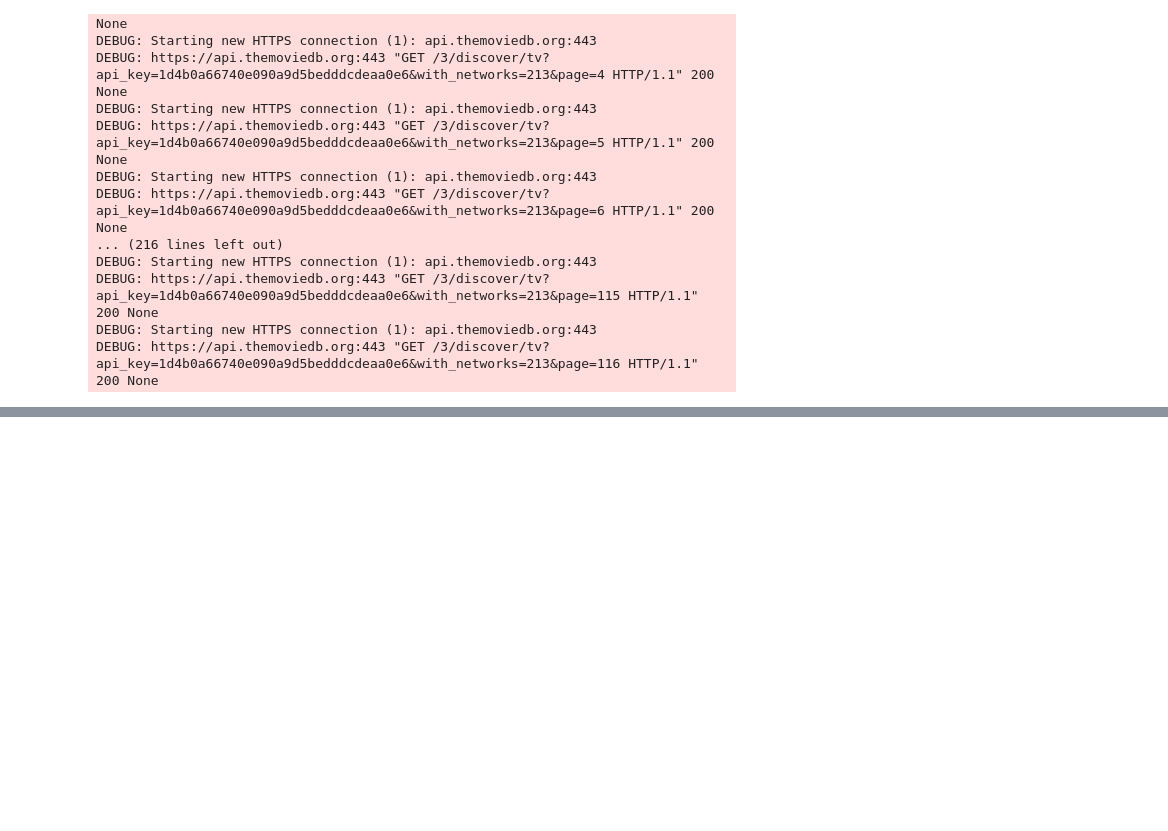
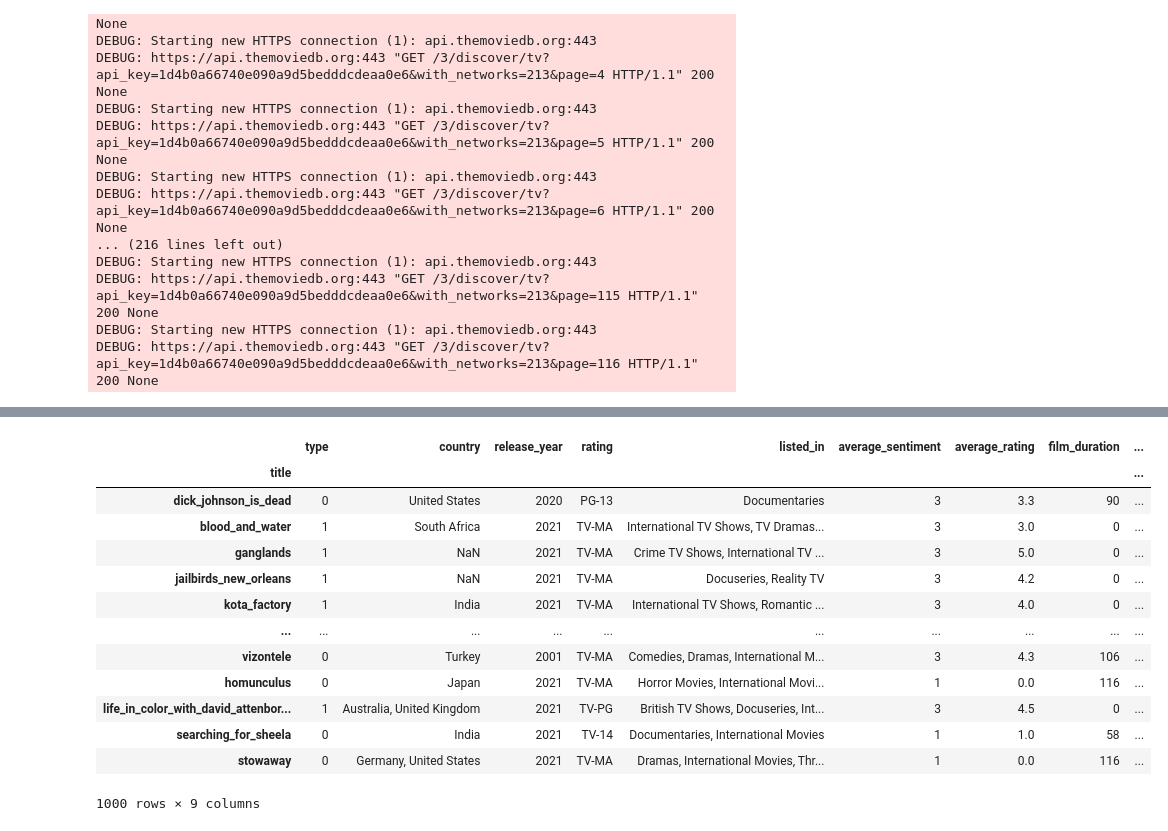
Before and after one commit to Tijnwy/DataIII, a Jupyter notebook: Data project.ipynb, the cells around one changed output, grey strips where cells are left out. Saved outputs shown, nothing was run; the diff lists cells and outputs as text; code cells hidden in the pictures; blank space fills up the shorter version.

Commit message:
opschonen dataset plus features scrapping
Alleen nog uitleg en API features toevoegen :}

```diff
--- a/Data project.ipynb
+++ b/Data project.ipynb
@@ -312,0 +536,21 @@ Tot slot worden de reviews en sterren overzichtelijk geprint. Dit maakt het makk
+# %%
+#ratings van reviews in netflix k zetten 0 bij N/A
+all_reviews_ratings = {}
+for title, data in all_reviews.items():
+    ratings = data["ratings"]
+    average_rating = np.mean([rating for rating in ratings if rating != "N/A"])
+    all_reviews_ratings[title] = average_rating
+
+# Output de average rating voor elke title
+for title, rating in all_reviews_ratings.items():
+    print(f"Average rating for '{title}': {rating}")
+
+#toevoegen average rating bij het dataframe netflix k
+netflix_k['average_rating'] = netflix_k['url'].map(all_reviews_ratings)
+
+#N/A vervangen door 0
+netflix_k['average_rating'] = netflix_k['average_rating'].fillna(0)
+
+#afkorten op 2 getallen achter de komma
+netflix_k['average_rating'] = netflix_k['average_rating'].round(2)
+netflix_k
@@ -496,0 +771,11 @@ api_data = df.to_csv('../api_data.csv')
+# %%
+#maak title de index
+netflix_k.set_index('title', inplace=True)
+# %%
+# dataset klaarmaken voor machine learning
+df_ml = netflix_k.copy()
+df_ml['type'] = df_ml['type'].map({'Movie': 0, 'TV Show': 1})
+df_ml['average_sentiment'] = df_ml['average_sentiment'].map({'Positive sentiment': 3, 'Neutral sentiment': 2, 'Negative sentiment': 1, 'No reviews': 0})
+df_ml['average_rating'] = df_ml['average_rating'].apply(lambda x: round(x, 1))
+df_ml = df_ml.drop(columns=['show_id', 'director', 'cast', 'date_added', 'description', 'url'])
+df_ml
@@ -496,0 +797,21 @@ api_data = df.to_csv('../api_data.csv')
+# %%
+# duration splitsen 2 kolommen film duur en aantal seizoenen
+df_ml['film_duration'] = df_ml['duration'].apply(lambda x: int(x.split(' ')[0]) if 'min' in x else 0)
+df_ml['seasons'] = df_ml['duration'].apply(lambda x: int(x.split(' ')[0]) if 'Season' in x else 0)
+df_ml = df_ml.drop(columns=['duration'])
+df_ml
+# %% [output]
+|  | type | country | release_year | rating | listed_in | average_sentiment | average_rating | film_duration | ... |
+| title |  |  |  |  |  |  |  |  | ... |
+| dick_johnson_is_dead | 0 | United States | 2020 | PG-13 | Documentaries | 3 | 3.3 | 90 | ... |
+| blood_and_water | 1 | South Africa | 2021 | TV-MA | International TV Shows, TV Dramas... | 3 | 3.0 | 0 | ... |
+| ganglands | 1 | NaN | 2021 | TV-MA | Crime TV Shows, International TV ... | 3 | 5.0 | 0 | ... |
+| jailbirds_new_orleans | 1 | NaN | 2021 | TV-MA | Docuseries, Reality TV | 3 | 4.2 | 0 | ... |
+| kota_factory | 1 | India | 2021 | TV-MA | International TV Shows, Romantic ... | 3 | 4.0 | 0 | ... |
+| ... | ... | ... | ... | ... | ... | ... | ... | ... | ... |
+| vizontele | 0 | Turkey | 2001 | TV-MA | Comedies, Dramas, International M... | 3 | 4.3 | 106 | ... |
+| homunculus | 0 | Japan | 2021 | TV-MA | Horror Movies, International Movi... | 1 | 0.0 | 116 | ... |
+| life_in_color_with_david_attenbor... | 1 | Australia, United Kingdom | 2021 | TV-PG | British TV Shows, Docuseries, Int... | 3 | 4.5 | 0 | ... |
+| searching_for_sheela | 0 | India | 2021 | TV-14 | Documentaries, International Movies | 1 | 1.0 | 58 | ... |
+| stowaway | 0 | Germany, United States | 2021 | TV-MA | Dramas, International Movies, Thr... | 1 | 0.0 | 116 | ... |
+1000 rows × 9 columns
```
Also changed, not shown: parts of 17 cells of this notebook.
